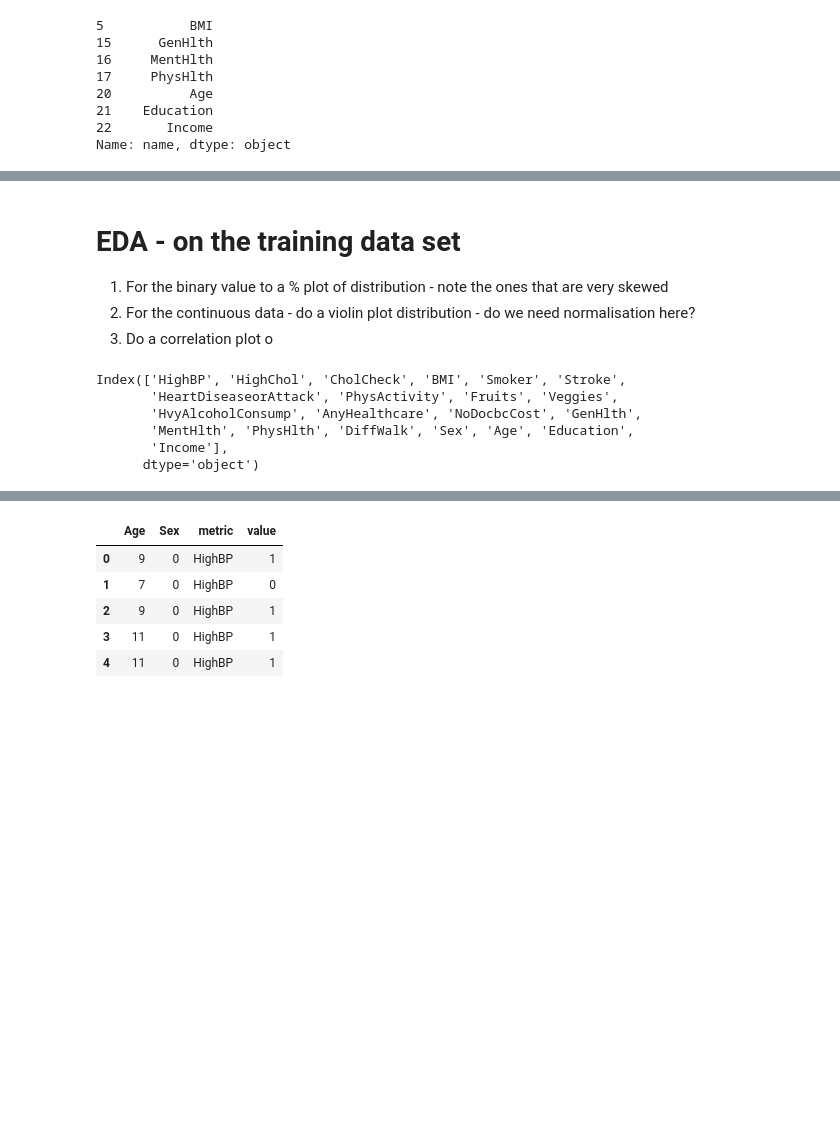
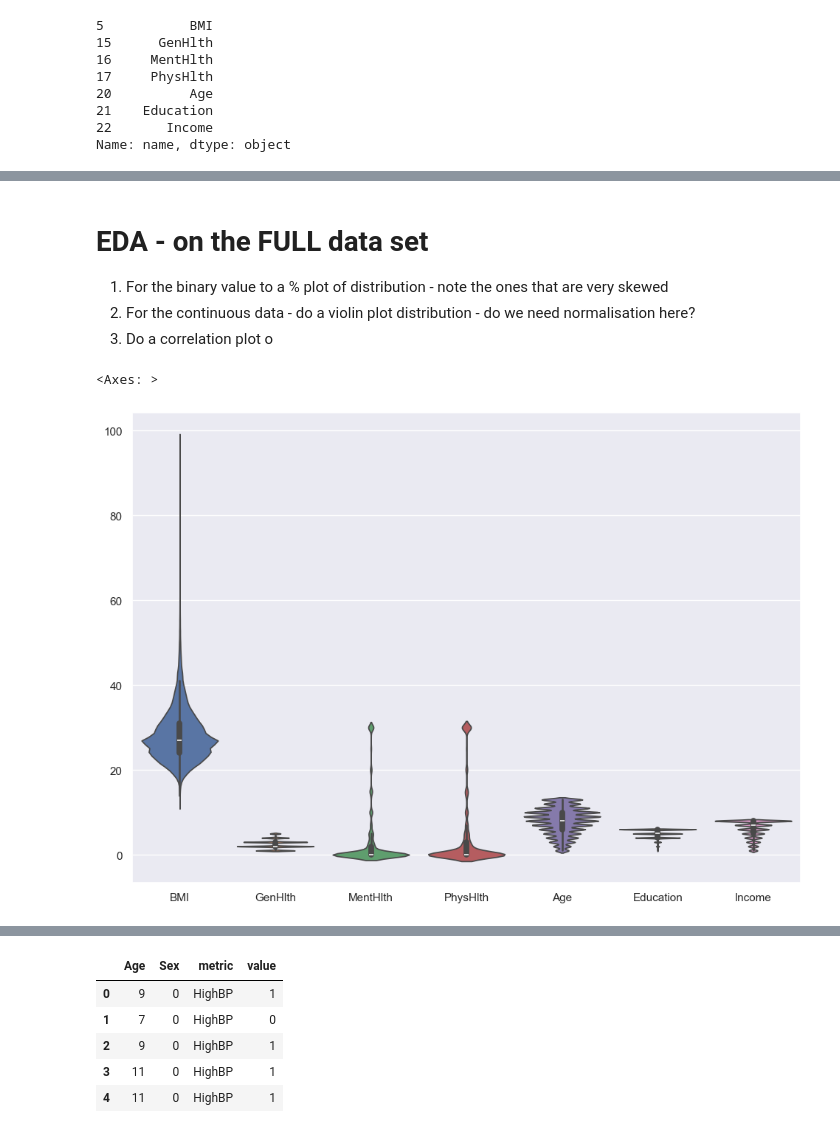
Before and after one commit to PavanKB/PS_1, a Jupyter notebook: assignment_1.ipynb, the cells around one changed output, grey strips where cells are left out. Cells and saved outputs as stored; diff of their text form; code cells hidden in the pictures; blank space fills up the shorter version.

```diff
--- a/assignment_1.ipynb
+++ b/assignment_1.ipynb
@@ -111,14 +123,18 @@ sns.heatmap(corr_coeff, annot=True, fmt=".1f", vmin=-1, vmax = 1, cmap='vlag')
+# %%
+# Split data into train and test sets.
+# We use Stratifield sampling to ensure that the distribution of the data is maintained across the sample.
+# Use stratified kfold cross validation to ensure that the model is not overfitting the data
+
+from sklearn.model_selection import StratifiedKFold, KFold
+
+X_train, X_test, y_train, y_test = train_test_split(X, y, test_size=0.2, random_state=42)
 # %% [markdown]
-# EDA - on the training data set
+# EDA - on the FULL data set
 1. For the binary value to a % plot of distribution - note the ones that are very skewed
 2. For the continuous data - do a violin plot distribution  - do we need normalisation here?
 3. Do a correlation plot o
-# %%
-X.columns
-# %% [output]
-Index(['HighBP', 'HighChol', 'CholCheck', 'BMI', 'Smoker', 'Stroke',
-       'HeartDiseaseorAttack', 'PhysActivity', 'Fruits', 'Veggies',
-       'HvyAlcoholConsump', 'AnyHealthcare', 'NoDocbcCost', 'GenHlth',
-       'MentHlth', 'PhysHlth', 'DiffWalk', 'Sex', 'Age', 'Education',
-       'Income'],
-      dtype='object')
+# %%
+sns.violinplot(X_train[int_cols])
+# %% [output]
+<Axes: >
+[figure]
```
Also changed, not shown: parts of 14 cells of this notebook.
